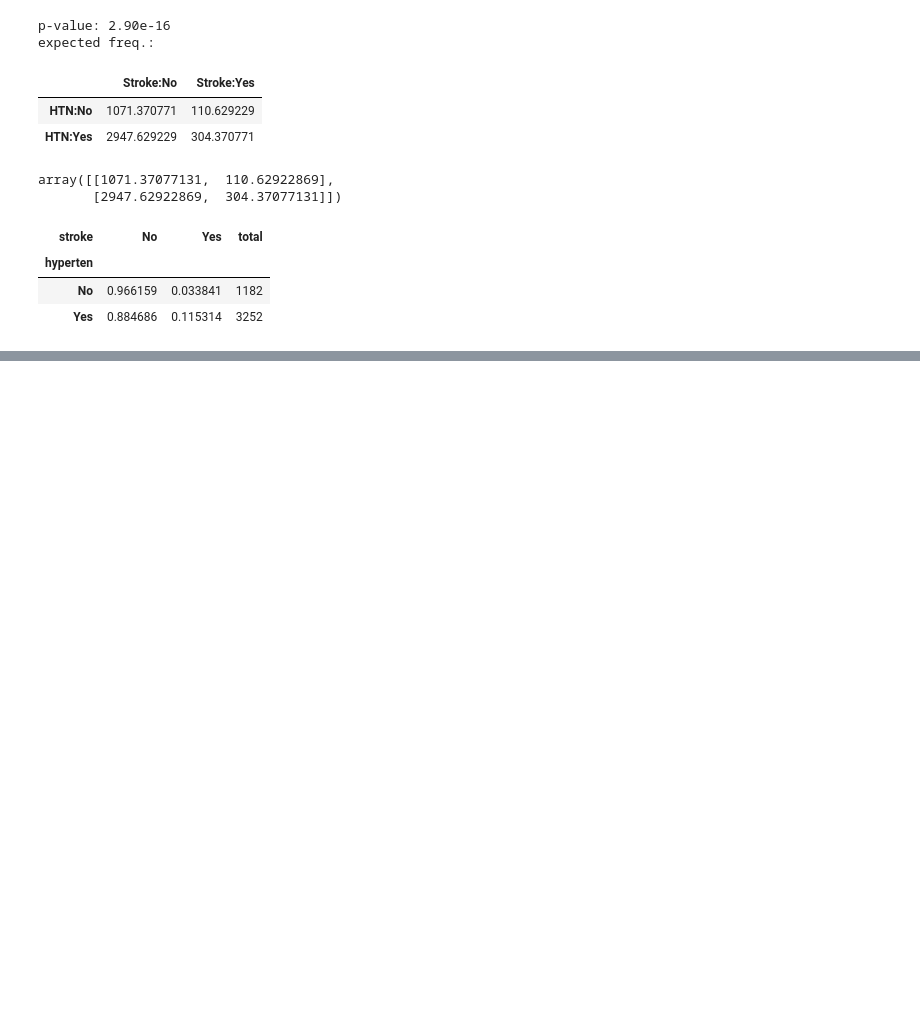
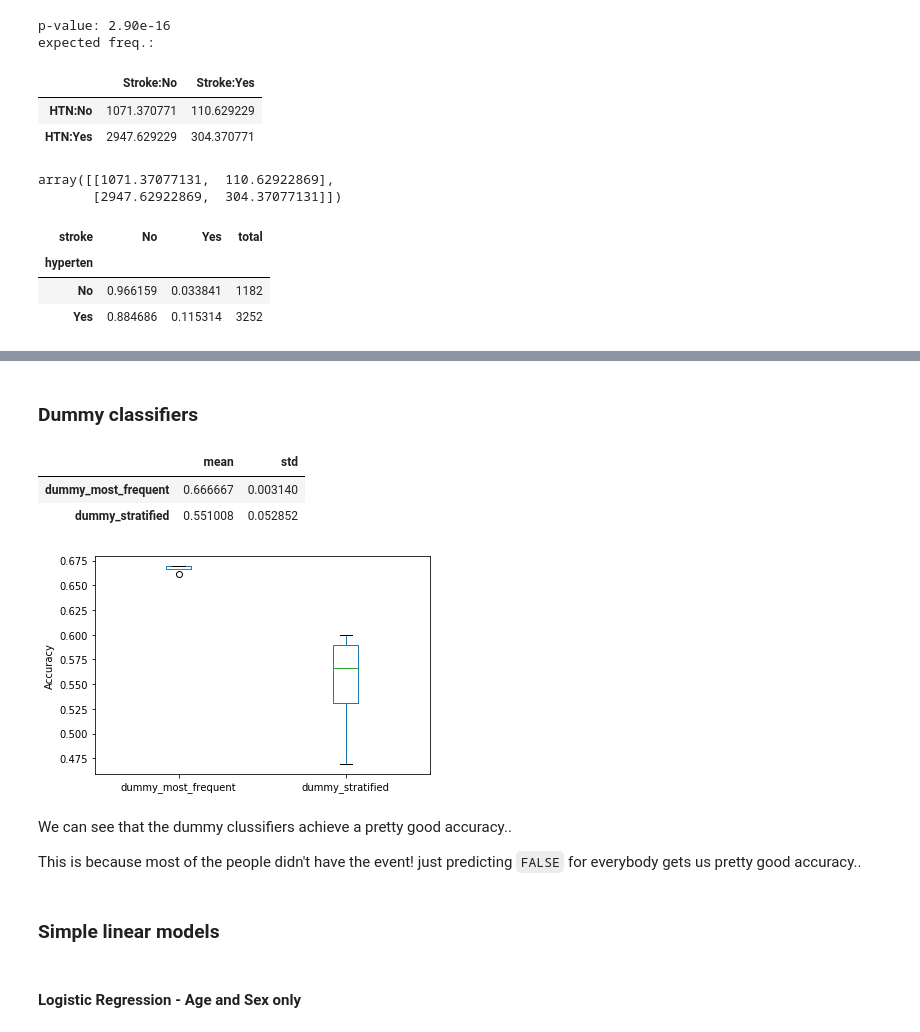
Before and after one commit to dst1/medical_data_science_workshop, a Jupyter notebook: Sadna2_Sklearn_Statsmodels.ipynb, the cells around one changed output, grey strips where cells are left out. Saved outputs shown, nothing was run; the diff lists cells and outputs as text; code cells hidden in the pictures; blank space fills up the shorter version.

```diff
--- a/Sadna2_Sklearn_Statsmodels.ipynb
+++ b/Sadna2_Sklearn_Statsmodels.ipynb
@@ -166,0 +194,6 @@ chi_table
+# %%
+df_pos = df.query("0<timemifc<5")
+df_neg = df.loc[~df.index.isin(df_pos.index),:].sample(n=df_pos.shape[0]*2)
+df = pd.concat((df_pos,df_neg))
+
+print(df_pos.shape, df_neg.shape, df.shape)
@@ -166,0 +357,53 @@ chi_table
+# %%
+cv = StratifiedKFold(n_splits=5, shuffle=True, random_state=42)
+cv_orig = {i:{"train":train_idx,
+         "test":test_idx}
+      for i,(train_idx, test_idx)
+      in enumerate(cv.split(df, (df['timemifc']<5) & (df['timemifc']>0)))}
+
+cv = {i:{"train":df.iloc[v['train'],:].copy(),
+         "test":df.iloc[v['test'],:].copy()}
+      for i,v
+      in cv_orig.items()}
+
+for i in cv_orig:
+    cv[i]['train'] = preprocess(cv[i]['train'])
+    cv[i]['test'] = preprocess(cv[i]['test'], funcs=cv[i]['train'][2])
+
+def train_clf(clf, res, name):
+    res[name] = {}
+    for i in cv:
+        res[name][i] = {}
+        res_cur = res[name][i]
+
+        X_train, y_train = cv[i]['train'][0], cv[i]['train'][1]
+        X_test, y_test = cv[i]['test'][0], cv[i]['test'][1]
+
+        #train dummy
+        clf.fit(X_train, y_train)
+
+        res_cur = get_metrics(res_cur, clf, X_test, y_test)
+    return res
+# %% [markdown]
+### Dummy classifiers
+# %%
+from sklearn.dummy import DummyClassifier
+
+for strategy in ["most_frequent", "stratified"]:
+    clf = DummyClassifier(strategy=strategy)
+    res = train_clf(clf, res, f'dummy_{strategy}')
+# %%
+plot_acc(res)
+# %% [output]
+|  | mean | std |
+| dummy_most_frequent | 0.666667 | 0.003140 |
+| dummy_stratified | 0.551008 | 0.052852 |
+[figure, added]
+# %% [markdown]
+We can see that the dummy clussifiers achieve a pretty good accuracy..
+
+This is because most of the people didn't have the event! just predicting `FALSE` for everybody gets us pretty good accuracy..
+# %% [markdown]
+### Simple linear models
+# %% [markdown]
+#### Logistic Regression - Age and Sex only
```
Also changed, not shown: parts of 32 cells of this notebook.
